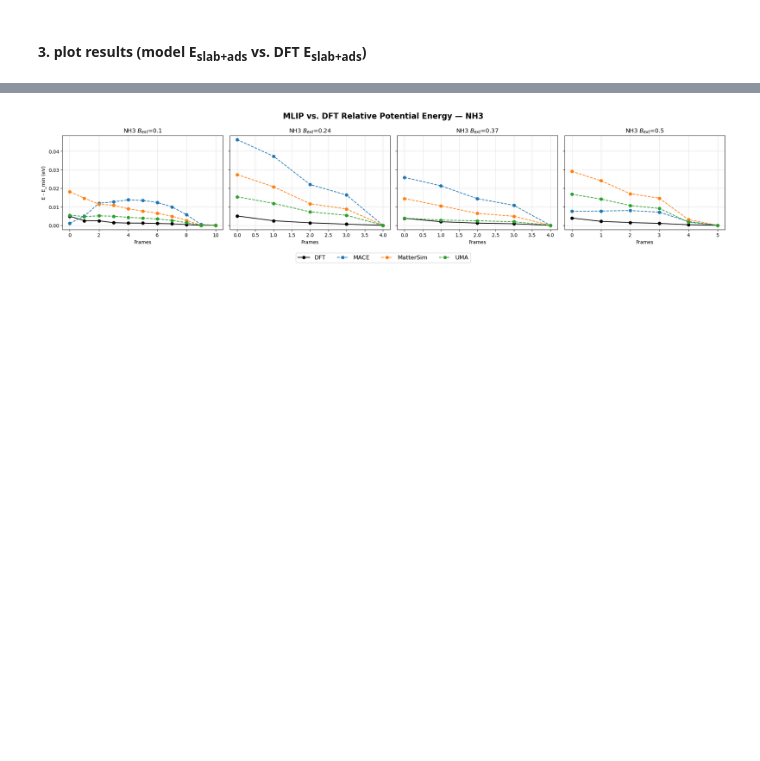
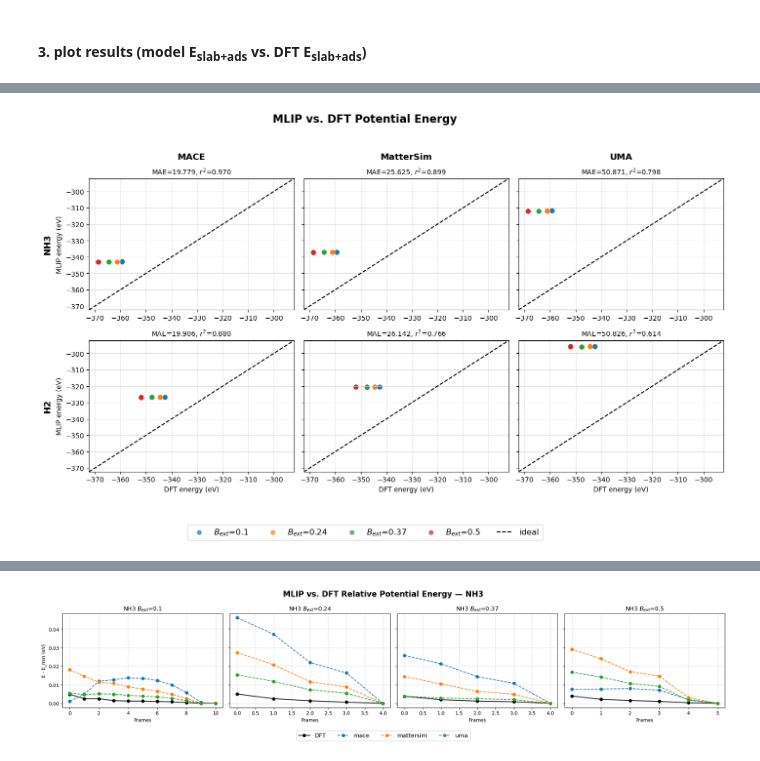
Before and after one commit to zbschwab/mlip-dft-comparison, a Jupyter notebook: dft-mlips-comparison-pipeline.ipynb, the cells around one changed output, grey strips where cells are left out. Saved outputs shown, nothing was run; the diff lists cells and outputs as text; code cells hidden in the pictures; blank space fills up the shorter version.

Commit message:
modified graphing code to work with refactored pipeline, changed parity plot to separate out by model and adsorbate species

```diff
--- a/dft-mlips-comparison-pipeline.ipynb
+++ b/dft-mlips-comparison-pipeline.ipynb
@@ -111,9 +111,9 @@ def conda_python(env_name):
 # each MLIP lives in its own conda env to avoid dependency conflicts.
 
 MODELS = [
-    {'name': 'mace',      'python_bin': conda_python('mlip-mace'),      'script': 'model-scripts/run_mace.py'},
-    {'name': 'mattersim', 'python_bin': conda_python('mlip-mattersim'), 'script': 'model-scripts/run_mattersim.py'},
-    {'name': 'uma',       'python_bin': conda_python('mlip-uma'),       'script': 'model-scripts/run_uma.py'},
+    {'name': 'MACE',      'python_bin': conda_python('mlip-mace'),      'script': 'model-scripts/run_mace.py'},
+    {'name': 'MatterSim', 'python_bin': conda_python('mlip-mattersim'), 'script': 'model-scripts/run_mattersim.py'},
+    {'name': 'UMA',       'python_bin': conda_python('mlip-uma'),       'script': 'model-scripts/run_uma.py'},
 ]
 # %% [markdown]
 #### 1. DFT data ingestion
@@ -151,7 +145,7 @@ def run_paths(run, root=SCRIPT_DATA_ROOT):
         'xyz_ads':  f"{root}/input_ads_{rid}.xyz",
         'xyz_slab': f"{root}/input_slab_{rid}.xyz",
         'xyz_gas':  f"{root}/input_gas_{rid}.xyz",
-        'results':  {m['name']: f"{root}/results_{m['name']}_{rid}.npz" for m in MODELS},
+        'results':  {m['name'].lower(): f"{root}/results_{m['name'].lower()}_{rid}.npz" for m in MODELS},
     }
 # %%
 # run this to read in new DFT data
@@ -211,7 +205,7 @@ if RUN_RELAXATIONS:
 
     for model in MODELS:
         for run in RUNS:
-            out = run_paths(run)['results'][model['name']]
+            out = run_paths(run)['results'][model['name'].lower()]
             r = subprocess.run(
                 [model['python_bin'], model['script'],
                 run['xyz_ads'], run['xyz_slab'], run['xyz_gas'], out],
@@ -249,14 +243,7 @@ else:
 # without having to re-run any models
 
 for run in RUNS:
-    run_id = f"{run['label']}_BEXT{run['bext']}"
-    run['xyz_ads']  = f"model-scripts/script-data/input_ads_{run_id}.xyz"
-    run['xyz_slab'] = f"model-scripts/script-data/input_slab_{run_id}.xyz"
-    run['xyz_gas']  = f"model-scripts/script-data/input_gas_{run_id}.xyz"
-    run['results']  = {
-        name: f"model-scripts/script-data/results_{name}_{run_id}.npz"
-        for name, *_ in MODELS
-    }
+    run.update(run_paths(run))
 # %% [markdown]
 #### 3. plot results (model E<sub>slab+ads</sub> vs. DFT E<sub>slab+ads</sub>)
 # %%
@@ -334,0 +270,73 @@ for lbl, label_runs in runs_by_label.items():
+# %%
+# --- fig 1a: parity plot w/ total energies, adsorbates x models grid ---
+n_ads = len(labels)
+n_models = len(MODELS)
+fig, axes = plt.subplots(n_ads, n_models, figsize=(n_models*col_w, n_ads*4.5), dpi=100)
+axes = np.atleast_2d(axes)
+fig.suptitle("MLIP vs. DFT Potential Energy", fontsize=16, fontweight='semibold')
+
+# global axis limits across everything, so all subplots share scale
+all_e = [e for run in RUNS
+            for model in MODELS
+            for e in [run['dft']['energies'],
+                        np.load(run['results'][model['name'].lower()])['mlip_energies']]]
+gmin = min(e.min() for e in all_e)
+gmax = max(e.max() for e in all_e)
+pad  = (gmax - gmin) * 0.05
+gmin -= pad; gmax += pad
+
+bext_vals = sorted({run['bext'] for run in RUNS})
+bext_colors = {b: plt.cm.tab10(i) for i, b in enumerate(bext_vals)}
+
+for row, lbl in enumerate(labels):
+    label_runs = runs_by_label[lbl]
+    for col, model in enumerate(MODELS):
+        name = model['name']
+        key = name.lower()
+        ax = axes[row, col]
+
+        dft_all, mlip_all = [], []
+        for run in label_runs:
+            dft_e = run['dft']['energies']
+            mlip_e = np.load(run['results'][key])['mlip_energies']
+            dft_all.append(dft_e)
+            mlip_all.append(mlip_e)
+            ax.scatter(dft_e, mlip_e, alpha=0.7, color=bext_colors[run['bext']],
+                       label=f"$B_{{ext}}$={run['bext']}")
+
+        dft_all = np.concatenate(dft_all)
+        mlip_all = np.concatenate(mlip_all)
+        mae = np.mean(np.abs(mlip_all - dft_all))
+        r = pearsonr(dft_all, mlip_all).statistic ** 2  # pearson r^2 -- insensitive to energy offsets
+
+        ax.plot([gmin, gmax], [gmin, gmax], 'k--', label="ideal")
+        ax.set_xlim(gmin, gmax); ax.set_ylim(gmin, gmax)
+        ax.grid(color='lightgrey', linewidth=0.5)
+        ax.set_title(f"MAE={mae:.3f}, $r^2$={r:.3f}", fontsize=10)
+
+        # column headers: model name, once per column on the top row
+        if row == 0:
+            ax.annotate(name, xy=(0.5, 1), xytext=(0, 28),
+                         xycoords='axes fraction', textcoords='offset points',
+                         ha='center', va='baseline', fontsize=13, fontweight='bold')
+
+        # row labels: adsorbate name, once per row on the left column
+        if col == 0:
+            ax.annotate(lbl, xy=(0, 0.5), xytext=(-55, 0),
+                         xycoords='axes fraction', textcoords='offset points',
+                         ha='right', va='center', fontsize=13, fontweight='bold',
+                         rotation=90)
+            ax.set_ylabel("MLIP energy (eV)")
+        else:
+            ax.set_yticklabels([])
+
+        if row == n_ads - 1:
+            ax.set_xlabel("DFT energy (eV)")
+
+handles, labels_ = axes[0, 0].get_legend_handles_labels()
+fig.legend(handles, labels_, loc='lower center', ncol=len(bext_vals)+1,
+            bbox_to_anchor=(0.5, 0.0), fontsize=12)
+plt.tight_layout(rect=[0.05, 0.1, 1, 0.95])
+plt.show()
+# %% [output]
+[figure, added]
```
Also changed, not shown: parts of 6 cells of this notebook.
